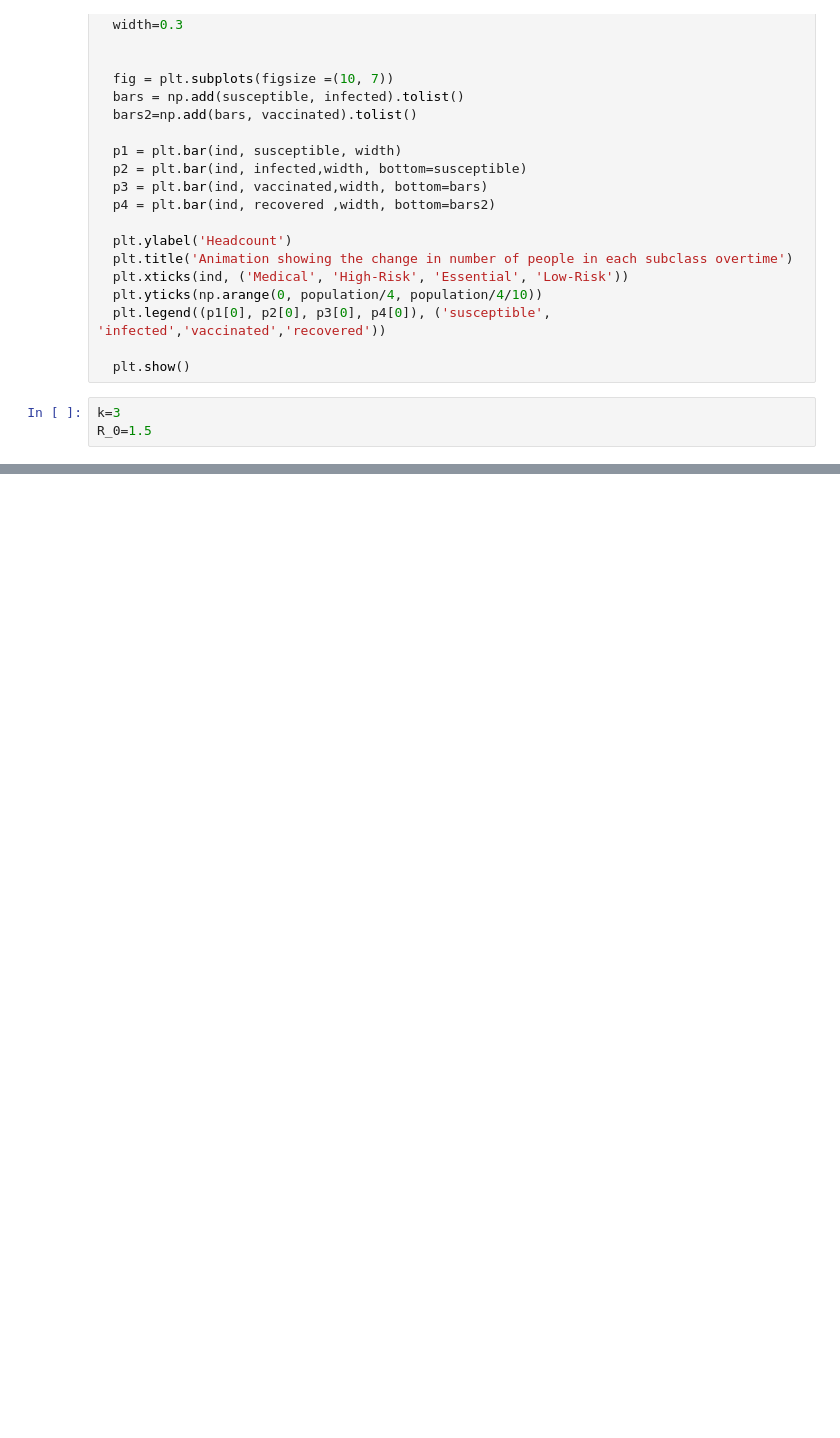
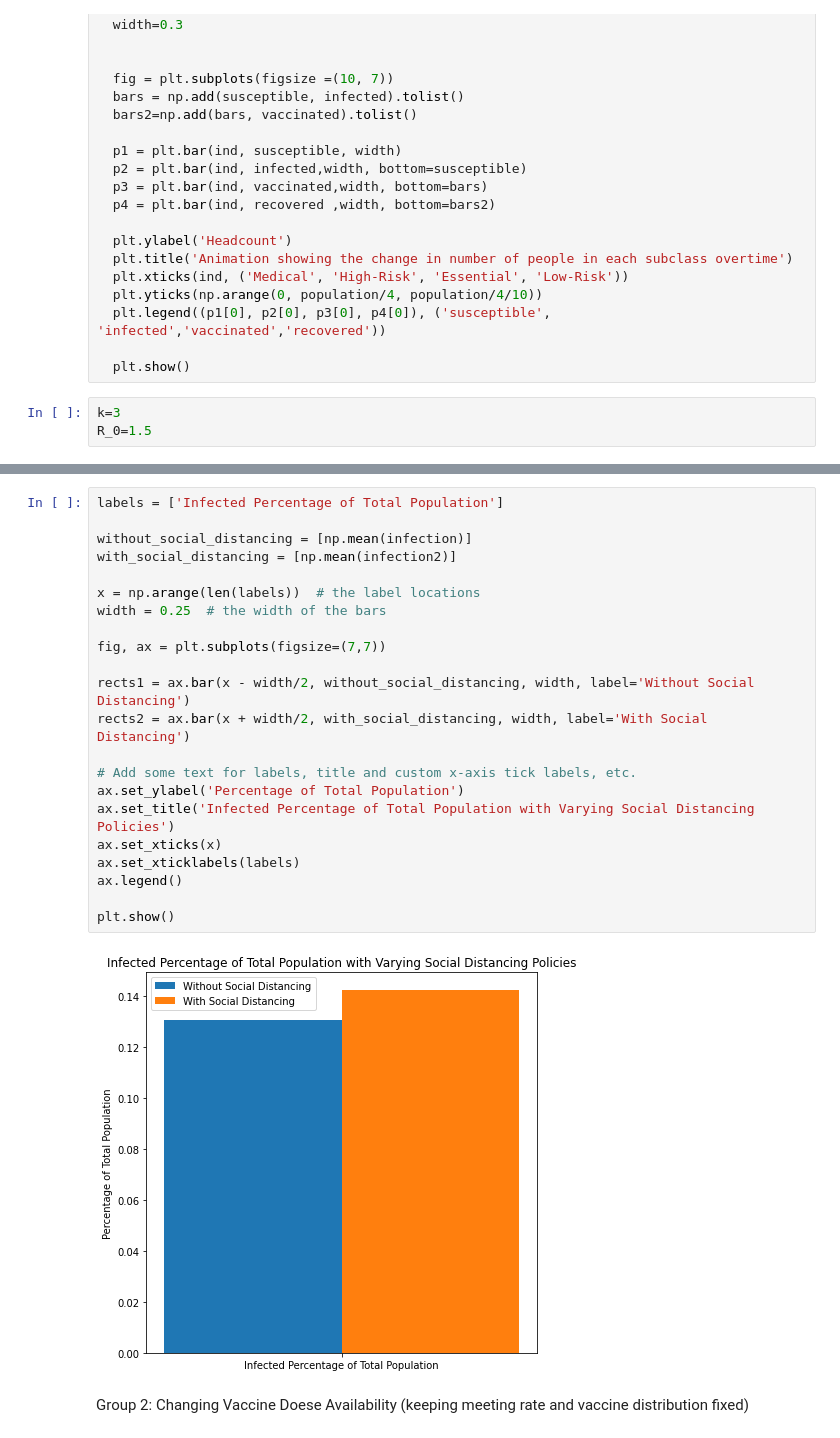
Before and after one commit to sc2267/ORIE-4580-Final-Project, a Jupyter notebook: ORIE_4580_Project.ipynb, the cells around one changed output, grey strips where cells are left out. Cells and saved outputs as stored; diff of their text form; blank space fills up the shorter version.

```diff
--- a/ORIE_4580_Project.ipynb
+++ b/ORIE_4580_Project.ipynb
@@ -582,0 +750,26 @@ print('The 95% CI for the number of days it takes to contain the virus is (', LB
+# %%
+labels = ['Infected Percentage of Total Population']
+
+without_social_distancing = [np.mean(infection)]
+with_social_distancing = [np.mean(infection2)]
+
+x = np.arange(len(labels))  # the label locations
+width = 0.25  # the width of the bars
+
+fig, ax = plt.subplots(figsize=(7,7))
+
+rects1 = ax.bar(x - width/2, without_social_distancing, width, label='Without Social Distancing')
+rects2 = ax.bar(x + width/2, with_social_distancing, width, label='With Social Distancing')
+
+# Add some text for labels, title and custom x-axis tick labels, etc.
+ax.set_ylabel('Percentage of Total Population')
+ax.set_title('Infected Percentage of Total Population with Varying Social Distancing Policies')
+ax.set_xticks(x)
+ax.set_xticklabels(labels)
+ax.legend()
+
+plt.show()
+# %% [output]
+[figure, added]
+# %% [markdown]
+Group 2: Changing Vaccine Doese Availability (keeping meeting rate and vaccine distribution fixed)
```
Also changed, not shown: parts of 32 cells of this notebook, 1 other file.
